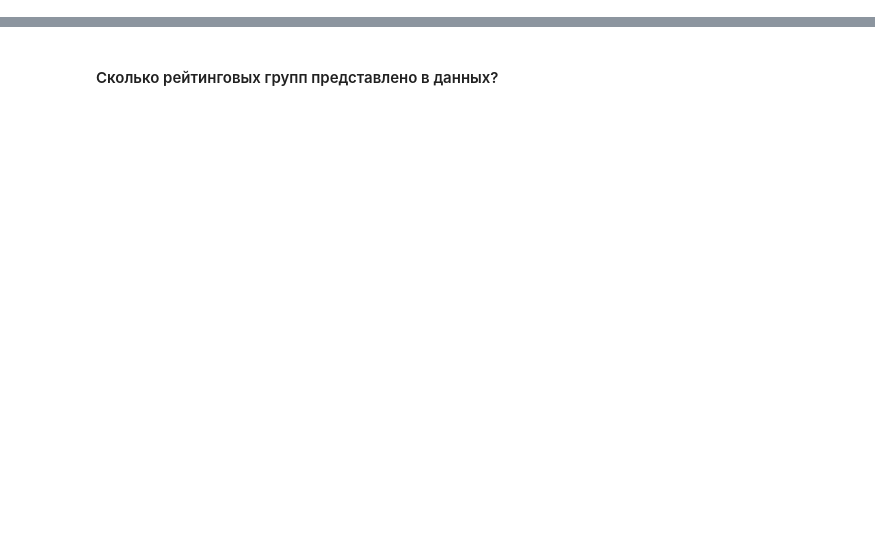
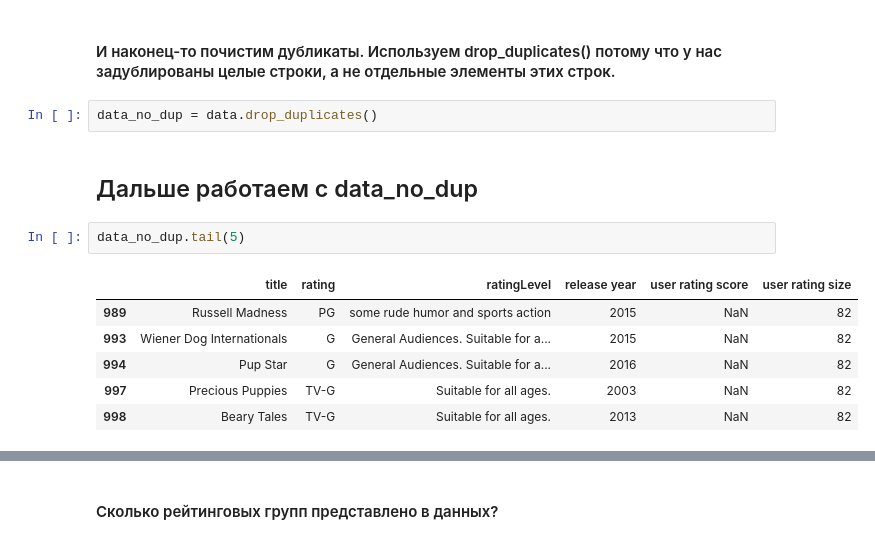
Before and after one commit to Qwertymegaforce/EDA_HSE_ML, a Jupyter notebook: MainStream_continue.ipynb, the cells around one changed output, grey strips where cells are left out. Saved outputs shown, nothing was run; the diff lists cells and outputs as text; blank space fills up the shorter version.

```diff
--- a/Course Project MDS - EDA Netflix.ipynb
+++ b/MainStream_continue.ipynb
@@ -203,0 +86,15 @@ data_clear.head(3)
+# %% [markdown]
+#### И наконец-то почистим дубликаты. Используем drop_duplicates() потому что у нас задублированы целые строки, а не отдельные элементы этих строк.
+# %%
+data_no_dup = data.drop_duplicates()
+# %% [markdown]
+## Дальше работаем с data_no_dup
+# %%
+data_no_dup.tail(5)
+# %% [output]
+|  | title | rating | ratingLevel | release year | user rating score | user rating size |
+| 989 | Russell Madness | PG | some rude humor and sports action | 2015 | NaN | 82 |
+| 993 | Wiener Dog Internationals | G | General Audiences. Suitable for a... | 2015 | NaN | 82 |
+| 994 | Pup Star | G | General Audiences. Suitable for a... | 2016 | NaN | 82 |
+| 997 | Precious Puppies | TV-G | Suitable for all ages. | 2003 | NaN | 82 |
+| 998 | Beary Tales | TV-G | Suitable for all ages. | 2013 | NaN | 82 |
```
Also changed, not shown: parts of 70 cells of this notebook, 4 other files.
